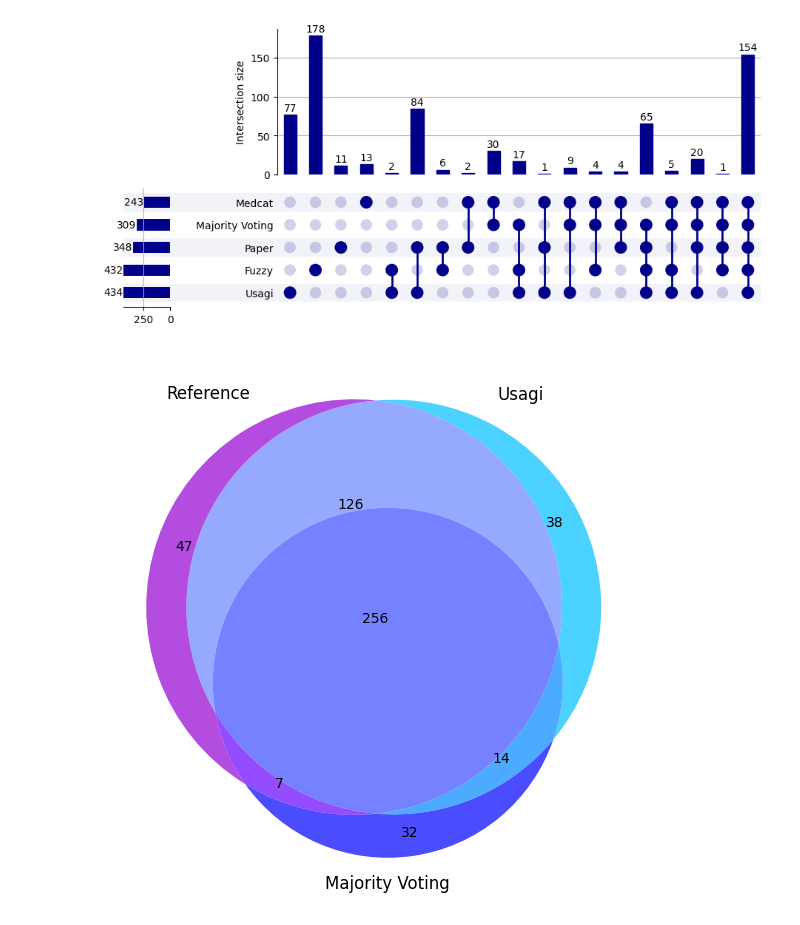
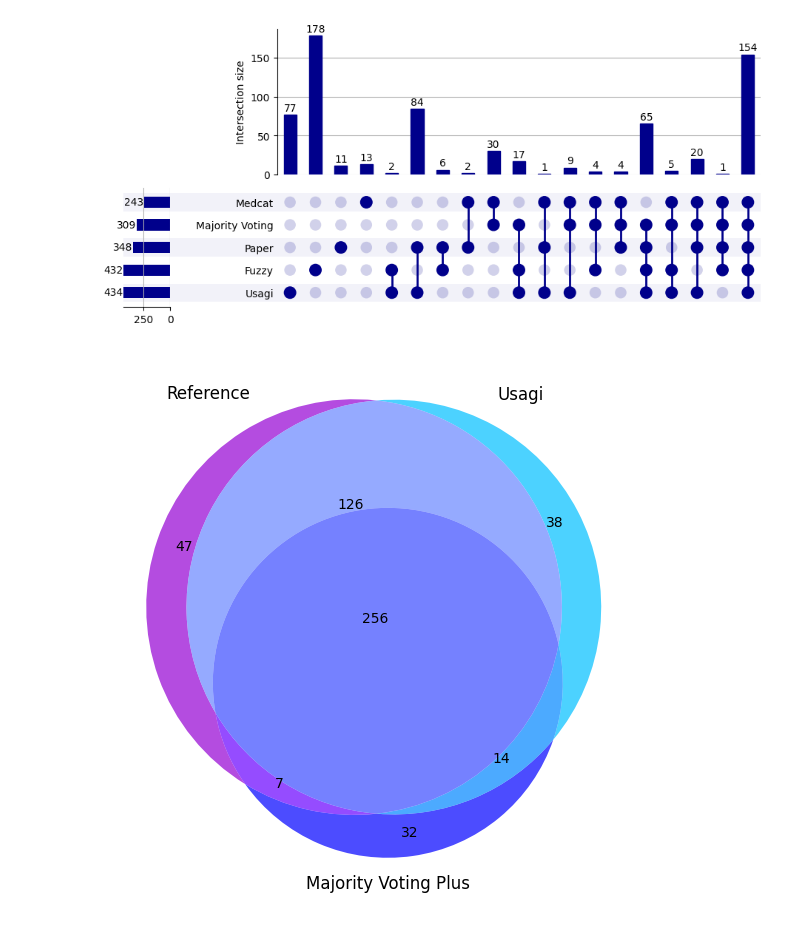
Before and after one commit to ryashpal/EHRQC, a Jupyter notebook: notebooks/python/concept_mapping/20002_non_cancer_illness.ipynb, the cells around one changed output. Drawn from its saved outputs; the diff is of its cells as text; code cells hidden in the pictures.

```diff
--- a/notebooks/python/concept_mapping/20002_non_cancer_illness.ipynb
+++ b/notebooks/python/concept_mapping/20002_non_cancer_illness.ipynb
@@ -843,35 +843,35 @@ B = set(mergedDf['targetConceptId_usagi'])
 C = set(mergedDf['matching_concept_id_majority_voting'])
 
 AB_overlap = A & B  #compute intersection of set A & set B
 AC_overlap = A & C
 BC_overlap = B & C
 ABC_overlap = A & B & C
 A_rest = A - AB_overlap - AC_overlap #see left graphic
 B_rest = B - AB_overlap - BC_overlap
 C_rest = C - AC_overlap - BC_overlap
 AB_only = AB_overlap - ABC_overlap   #see right graphic
 AC_only = AC_overlap - ABC_overlap
 BC_only = BC_overlap - ABC_overlap
 
 from collections import Counter
 from matplotlib_venn import venn2, venn3
 import matplotlib.pyplot as plt
 sets = Counter()               #set order A, B, C
 sets['100'] = len(A_rest)      #100 denotes A on, B off, C off
 sets['010'] = len(B_rest)      #010 denotes A off, B on, C off
 sets['001'] = len(C_rest)      #001 denotes A off, B off, C on
 sets['110'] = len(AB_only)     #110 denotes A on, B on, C off
 sets['101'] = len(AC_only)     #101 denotes A on, B off, C on
 sets['011'] = len(BC_only)     #011 denotes A off, B on, C on
 sets['111'] = len(ABC_overlap) #011 denotes A on, B on, C on
-labels = ('Reference', 'Usagi', 'Majority Voting')
+labels = ('Reference', 'Usagi', 'Majority Voting Plus')
 plt.figure(figsize=(7,7))
 ax = plt.gca()
 venn3(subsets=sets, set_labels=labels, ax=ax,set_colors=
       ('darkviolet','deepskyblue','blue'),alpha=0.7)
 plt.show()
 # %% [output]
-[figure, old version]
+[figure, new version]
 # %%
 A = set(mergedDf['conceptId'])
 B = set(mergedDf['concept ID'])
```
Also changed, not shown: parts of 11 cells of this notebook, 4 other files.
